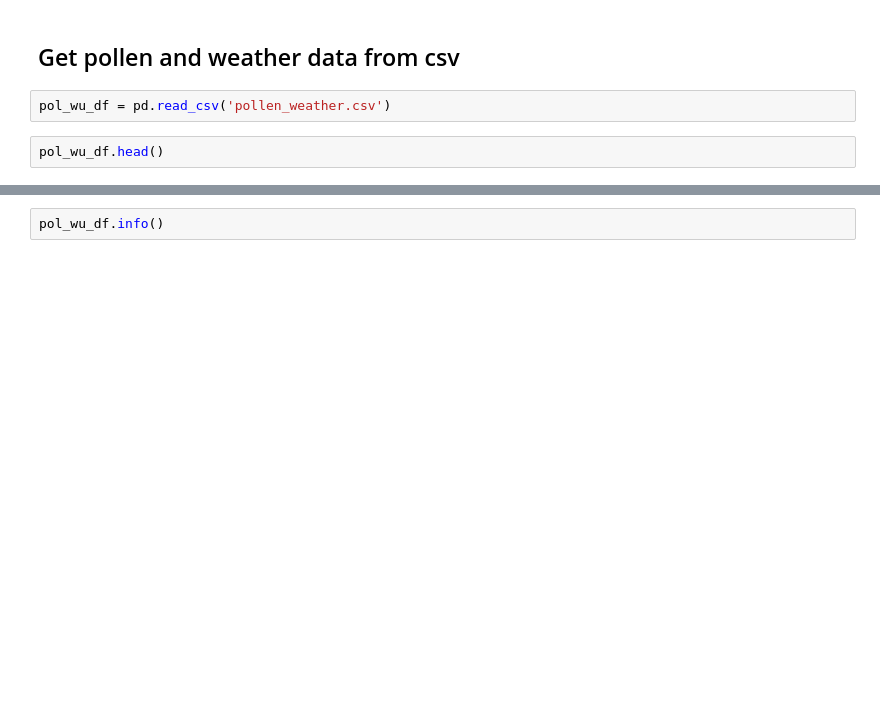
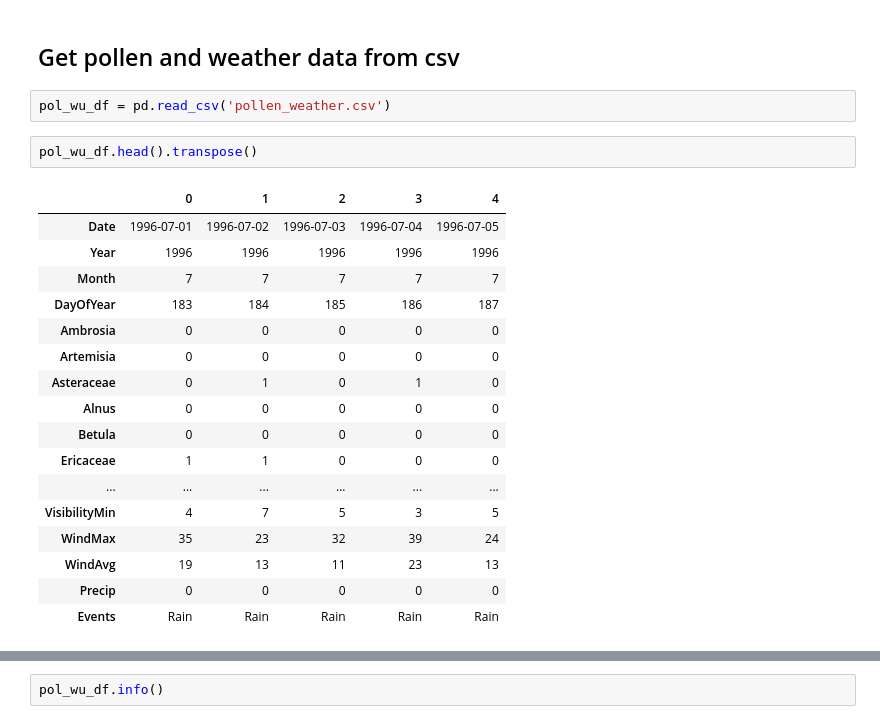
Before and after one commit to bsisic/PolnPy, a Jupyter notebook: analyze/PolnPyAnalysis.ipynb, the cells around one changed output, grey strips where cells are left out. Drawn from its saved outputs; the diff is of its cells as text; blank space fills up the shorter version.

```diff
--- a/analyze/PolnPyAnalysis.ipynb
+++ b/analyze/PolnPyAnalysis.ipynb
@@ -14,6 +14,24 @@ from sklearn.model_selection import train_test_split
 # %%
 pol_wu_df = pd.read_csv('pollen_weather.csv')
 # %%
-pol_wu_df.head()
+pol_wu_df.head().transpose()
+# %% [output]
+|  | 0 | 1 | 2 | 3 | 4 |
+| Date | 1996-07-01 | 1996-07-02 | 1996-07-03 | 1996-07-04 | 1996-07-05 |
+| Year | 1996 | 1996 | 1996 | 1996 | 1996 |
+| Month | 7 | 7 | 7 | 7 | 7 |
+| DayOfYear | 183 | 184 | 185 | 186 | 187 |
+| Ambrosia | 0 | 0 | 0 | 0 | 0 |
+| Artemisia | 0 | 0 | 0 | 0 | 0 |
+| Asteraceae | 0 | 1 | 0 | 1 | 0 |
+| Alnus | 0 | 0 | 0 | 0 | 0 |
+| Betula | 0 | 0 | 0 | 0 | 0 |
+| Ericaceae | 1 | 1 | 0 | 0 | 0 |
+| ... | ... | ... | ... | ... | ... |
+| VisibilityMin | 4 | 7 | 5 | 3 | 5 |
+| WindMax | 35 | 23 | 32 | 39 | 24 |
+| WindAvg | 19 | 13 | 11 | 23 | 13 |
+| Precip | 0 | 0 | 0 | 0 | 0 |
+| Events | Rain | Rain | Rain | Rain | Rain |
 # %%
 pol_wu_df.describe()
```
Also changed, not shown: parts of 3 cells of this notebook.
